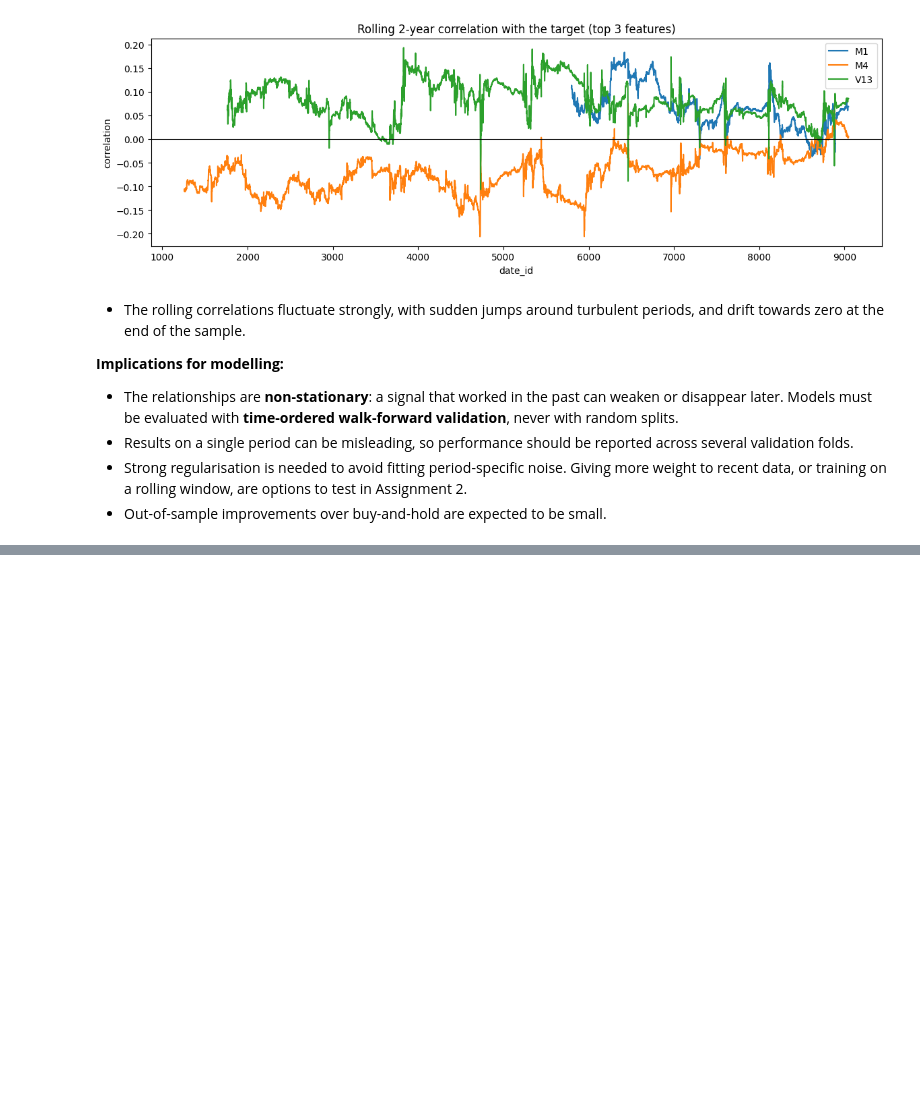
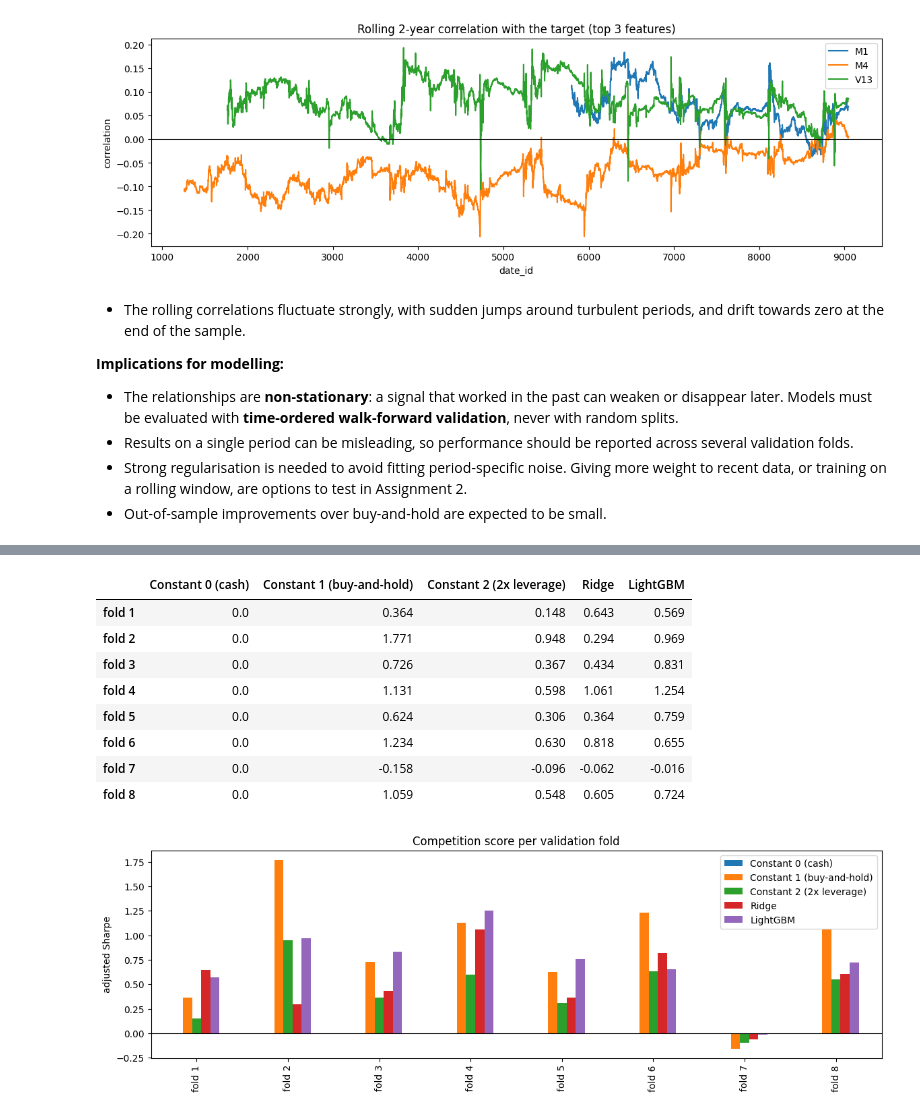
Before and after one commit to ceng313-2026/GROUP59_CENG313, a Jupyter notebook: assignment1_eda_baseline.ipynb, the cells around one changed output, grey strips where cells are left out. Drawn from its saved outputs; the diff is of its cells as text; code cells hidden in the pictures; blank space fills up the shorter version.

```diff
--- a/assignment1_eda_baseline.ipynb
+++ b/assignment1_eda_baseline.ipynb
@@ -430,0 +488,16 @@ plt.show()
+# %%
+import warnings
+warnings.filterwarnings("ignore", message="Skipping features without any observed values")
+
+factories = {
+    "Constant 0 (cash)": lambda: models.ConstantAllocation(0.0),
+    "Constant 1 (buy-and-hold)": lambda: models.ConstantAllocation(1.0),
+    "Constant 2 (2x leverage)": lambda: models.ConstantAllocation(2.0),
+    "Ridge": lambda: models.make_ridge(alpha=100.0),
+    "LightGBM": lambda: models.make_lightgbm(),
+}
+
+results = {name: models.walk_forward_evaluate(f, df_model, feats, splits) for name, f in factories.items()}
+fold_scores = {name: r["scores"] for name, r in results.items()}
+
+utils.evaluate_folds(fold_scores)
@@ -430,0 +515,20 @@ plt.show()
+# %%
+fold_table = pd.DataFrame(fold_scores, index=[f"fold {k + 1}" for k in range(N_FOLDS)])
+display(fold_table.round(3))
+
+ax = fold_table.plot.bar(figsize=(14, 4))
+ax.axhline(0, color="black", lw=0.8)
+ax.set_ylabel("adjusted Sharpe")
+ax.set_title("Competition score per validation fold")
+plt.show()
+# %% [output]
+|  | Constant 0 (cash) | Constant 1 (buy-and-hold) | Constant 2 (2x leverage) | Ridge | LightGBM |
+| fold 1 | 0.0 | 0.364 | 0.148 | 0.643 | 0.569 |
+| fold 2 | 0.0 | 1.771 | 0.948 | 0.294 | 0.969 |
+| fold 3 | 0.0 | 0.726 | 0.367 | 0.434 | 0.831 |
+| fold 4 | 0.0 | 1.131 | 0.598 | 1.061 | 1.254 |
+| fold 5 | 0.0 | 0.624 | 0.306 | 0.364 | 0.759 |
+| fold 6 | 0.0 | 1.234 | 0.630 | 0.818 | 0.655 |
+| fold 7 | 0.0 | -0.158 | -0.096 | -0.062 | -0.016 |
+| fold 8 | 0.0 | 1.059 | 0.548 | 0.605 | 0.724 |
+[figure, added]
```
Also changed, not shown: parts of 14 cells of this notebook.
